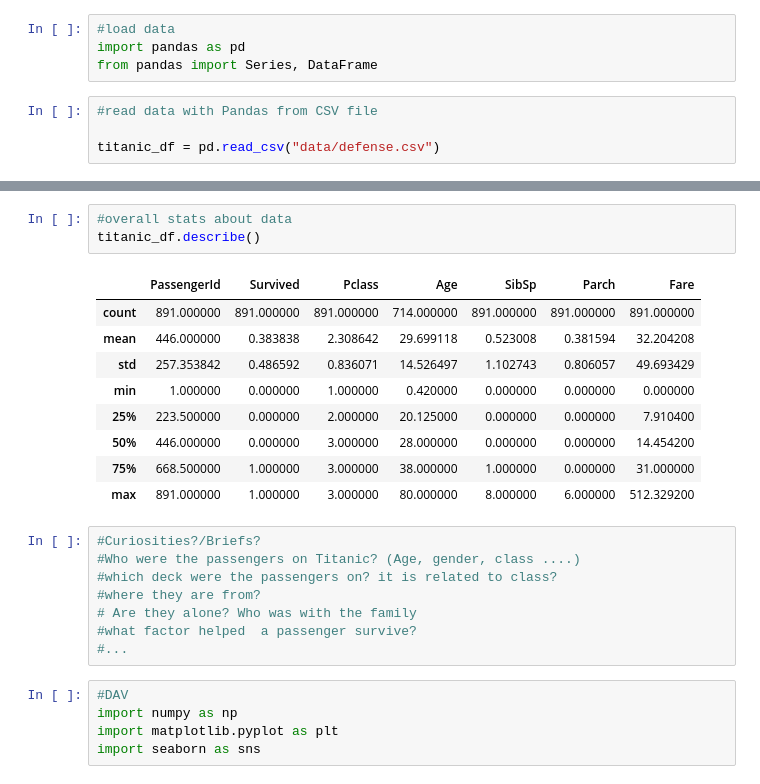
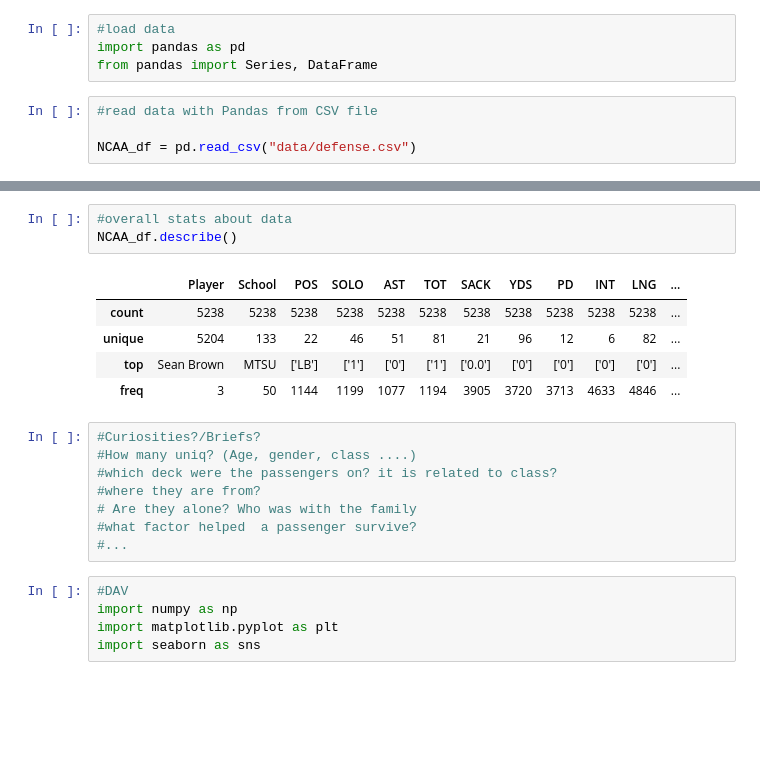
Before and after one commit to Kaireega/ESPN-WebScraping, a Jupyter notebook: ESPN.football.ipynb, the cells around one changed output, grey strips where cells are left out. Drawn from its saved outputs; the diff is of its cells as text; blank space fills up the shorter version.

```diff
--- a/ESPN.football.ipynb
+++ b/ESPN.football.ipynb
@@ -5,6 +5,6 @@ from pandas import Series, DataFrame
 # %%
 #read data with Pandas from CSV file
 
-titanic_df = pd.read_csv("data/defense.csv")
+NCAA_df = pd.read_csv("data/defense.csv")
 # %%
 #see a few data
@@ -18,20 +18,16 @@ titanic_df.head()
 | 4 | Joe Sparacio | EMU | ['LB'] | ['39'] | ['44'] | ['83'] | ['1.0'] | ['15'] | ['2'] | ['0'] | ['0'] | ... |
 # %%
 #overall stats about data
-titanic_df.describe()
+NCAA_df.describe()
 # %% [output]
-|  | PassengerId | Survived | Pclass | Age | SibSp | Parch | Fare |
-| count | 891.000000 | 891.000000 | 891.000000 | 714.000000 | 891.000000 | 891.000000 | 891.000000 |
-| mean | 446.000000 | 0.383838 | 2.308642 | 29.699118 | 0.523008 | 0.381594 | 32.204208 |
-| std | 257.353842 | 0.486592 | 0.836071 | 14.526497 | 1.102743 | 0.806057 | 49.693429 |
-| min | 1.000000 | 0.000000 | 1.000000 | 0.420000 | 0.000000 | 0.000000 | 0.000000 |
-| 25% | 223.500000 | 0.000000 | 2.000000 | 20.125000 | 0.000000 | 0.000000 | 7.910400 |
-| 50% | 446.000000 | 0.000000 | 3.000000 | 28.000000 | 0.000000 | 0.000000 | 14.454200 |
-| 75% | 668.500000 | 1.000000 | 3.000000 | 38.000000 | 1.000000 | 0.000000 | 31.000000 |
-| max | 891.000000 | 1.000000 | 3.000000 | 80.000000 | 8.000000 | 6.000000 | 512.329200 |
+|  | Player | School | POS | SOLO | AST | TOT | SACK | YDS | PD | INT | LNG | ... |
+| count | 5238 | 5238 | 5238 | 5238 | 5238 | 5238 | 5238 | 5238 | 5238 | 5238 | 5238 | ... |
+| unique | 5204 | 133 | 22 | 46 | 51 | 81 | 21 | 96 | 12 | 6 | 82 | ... |
+| top | Sean Brown | MTSU | ['LB'] | ['1'] | ['0'] | ['1'] | ['0.0'] | ['0'] | ['0'] | ['0'] | ['0'] | ... |
+| freq | 3 | 50 | 1144 | 1199 | 1077 | 1194 | 3905 | 3720 | 3713 | 4633 | 4846 | ... |
 # %%
 #Curiosities?/Briefs?
-#Who were the passengers on Titanic? (Age, gender, class ....)
+#How many uniq? (Age, gender, class ....)
 #which deck were the passengers on? it is related to class?
 #where they are from?
 # Are they alone? Who was with the family
```
Also changed, not shown: parts of 6 cells of this notebook.
